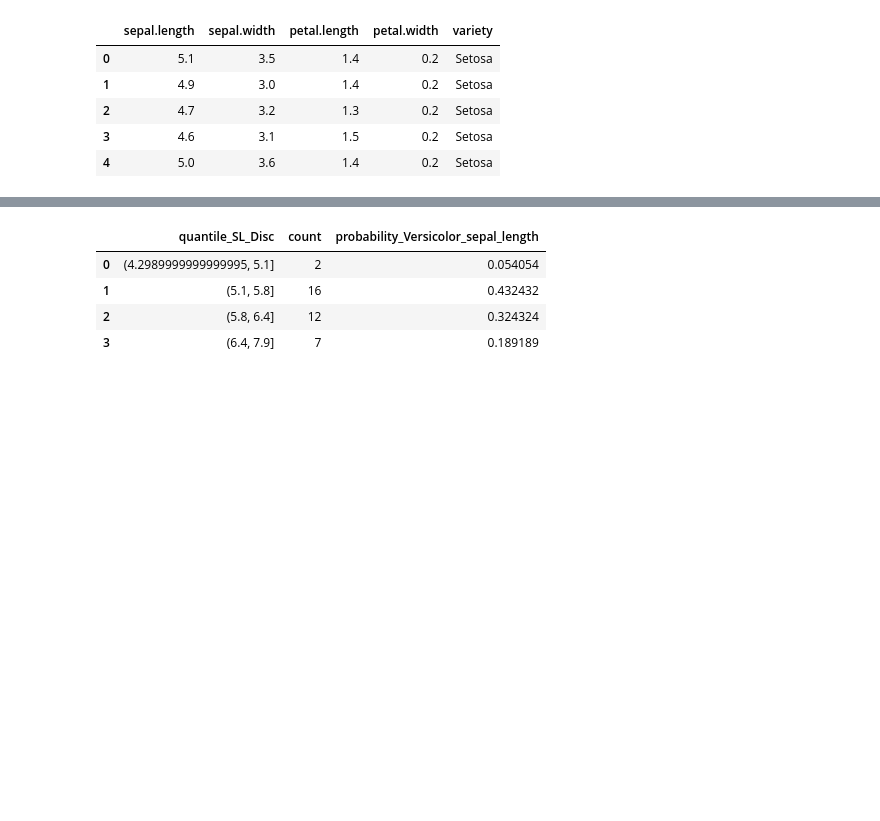
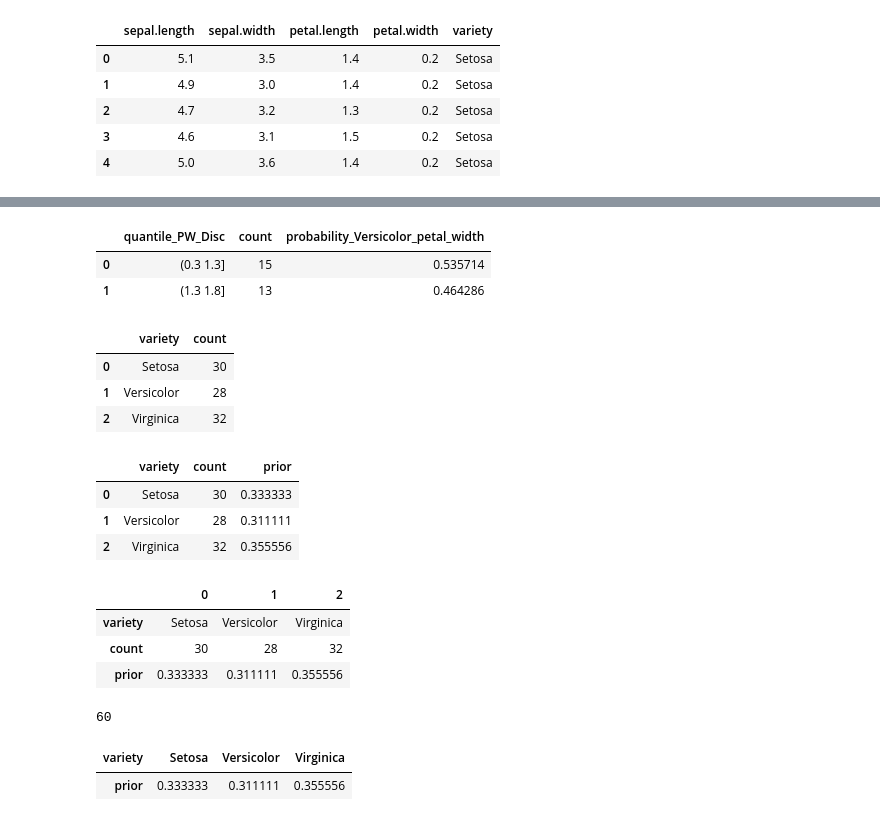
Before and after one commit to ashm212/Bayesian-Learning, a Jupyter notebook: Bayesian_Learning.ipynb, the cells around one changed output, grey strips where cells are left out. Saved outputs shown, nothing was run; the diff lists cells and outputs as text; code cells hidden in the pictures; blank space fills up the shorter version.

```diff
--- a/Bayesian_Learning.ipynb
+++ b/Bayesian_Learning.ipynb
@@ -4,7 +4,10 @@
 import pandas as pd
 df = pd.read_csv(r'/content/iris.csv')
 # %%
-df_train = df.sample(frac=0.8, random_state=1)
+
+#seperate train test)
+
+df_train = df.sample(frac=0.6, random_state=1)
 df_test=df.drop(df_train.index)
 df.head()
 # %% [output]
@@ -15,10 +18,11 @@ df.head()
 | 3 | 4.6 | 3.1 | 1.5 | 0.2 | Setosa |
 | 4 | 5.0 | 3.6 | 1.4 | 0.2 | Setosa |
 # %%
-df_train['quantile_SL_Disc'] = pd.qcut(df['sepal.length'], q=4,labels=None)
-df_train['quantile_SW_Disc'] = pd.qcut(df['sepal.width'], q=4,labels=None)
-df_train['quantile_PL_Disc'] = pd.qcut(df['petal.length'], q=4,labels=None)
-df_train['quantile_PW_Disc'] = pd.qcut(df['petal.width'], q=4,labels=None)
+#set 4 buckets for each column in train set
+df_train['quantile_SL_Disc'] = pd.qcut(df['sepal.length'], q=4,labels=None, precision=2)
+df_train['quantile_SW_Disc'] = pd.qcut(df['sepal.width'], q=4,labels=None,precision=2)
+df_train['quantile_PL_Disc'] = pd.qcut(df['petal.length'], q=4,labels=None,precision=2)
+df_train['quantile_PW_Disc2'] = pd.qcut(df['petal.width'], q=4,labels=None,precision=2)
 # %%
 df_train.head()
 # %% [output]
@@ -29,10 +33,13 @@ df_train.head()
 | 16 | 5.4 | 3.9 | 1.3 | 0.4 | Setosa | (5.1, 5.8] | (3.3, 4.4] | ... |
 | 131 | 7.9 | 3.8 | 6.4 | 2.0 | Virginica | (6.4, 7.9] | (3.3, 4.4] | ... |
 # %%
+#split the quantile low high into two parts
 df_train[['SL_low','SL_high']] = df_train['quantile_SL_Disc'].astype(str).str.split(',',expand=True)
 df_train[['SW_low','SW_high']] = df_train['quantile_SW_Disc'].astype(str).str.split(',',expand=True)
 df_train[['PL_low','PL_high']] = df_train['quantile_PL_Disc'].astype(str).str.split(',',expand=True)
-df_train[['PW_low','PW_high']] = df_train['quantile_PW_Disc'].astype(str).str.split(',',expand=True)
+df_train[['PW_low','PW_high']] = df_train['quantile_PW_Disc2'].astype(str).str.split(',',expand=True)
+df_train['PW_low_2']=df_train['PW_low'].str[:5]
+df_train['quantile_PW_Disc']=df_train['PW_low_2']+df_train['PW_high']
 # %%
 df_train.head()
 # %% [output]
@@ -49,7 +56,7 @@ df_train['SW_low']=df_train['SW_low'].str.replace('(','')
 df_train['SW_high']=df_train['SW_high'].str.replace(']','')
 df_train['PL_low']=df_train['PL_low'].str.replace('(','')
 df_train['PL_high']=df_train['PL_high'].str.replace(']','')
-df_train['PW_low']=df_train['PW_low'].str.replace('(','')
+df_train['PW_low_2']=df_train['PW_low_2'].str.replace('(','')
 df_train['PW_high']=df_train['PW_high'].str.replace(']','')
 df_train.head()
 # %% [output]
@@ -94,16 +109,20 @@ df_virginica.head()
 # %%
 #group by low high and count for each flower
 #Versicolor probability
 df_Versicolor = df_train[df_train['variety'].isin(['Versicolor'])]
-df_Versicolor = df_Versicolor.groupby(['quantile_SL_Disc']).size().reset_index(name='count')
+df_VersicolorSL = df_Versicolor.groupby(['quantile_SL_Disc']).size().reset_index(name='count')
+df_VersicolorSW = df_Versicolor.groupby(['quantile_SW_Disc']).size().reset_index(name='count')
+df_VersicolorPL = df_Versicolor.groupby(['quantile_PL_Disc']).size().reset_index(name='count')
+df_VersicolorPW = df_Versicolor.groupby(['quantile_PW_Disc']).size().reset_index(name='count')
 
-#probability of virginica given that it has that sepal length quantile group i.e p(that quantile group | setosa)
-df_Versicolor['probability_Versicolor_sepal_length'] = df_Versicolor['count']/df_Versicolor['count'].sum()
+#probability of Versicolor given that it has that sepal length quantile group i.e p(that quantile group | setosa)
+df_VersicolorSL['probability_Versicolor_sepal_length'] = df_VersicolorSL['count']/df_VersicolorSL['count'].sum()
+df_VersicolorSW['probability_Versicolor_sepal_width'] = df_VersicolorSW['count']/df_VersicolorSW['count'].sum()
+df_VersicolorPL['probability_Versicolor_petal_length'] = df_VersicolorPL['count']/df_VersicolorPL['count'].sum()
+df_VersicolorPW['probability_Versicolor_petal_width'] = df_VersicolorPW['count']/df_VersicolorPW['count'].sum()
 
-df_Versicolor.head()
+df_VersicolorPW.head()
 # %% [output]
-|  | quantile_SL_Disc | count | probability_Versicolor_sepal_length |
-| 0 | (4.2989999999999995, 5.1] | 2 | 0.054054 |
-| 1 | (5.1, 5.8] | 16 | 0.432432 |
-| 2 | (5.8, 6.4] | 12 | 0.324324 |
-| 3 | (6.4, 7.9] | 7 | 0.189189 |
+|  | quantile_PW_Disc | count | probability_Versicolor_petal_width |
+| 0 | (0.3 1.3] | 15 | 0.535714 |
+| 1 | (1.3 1.8] | 13 | 0.464286 |
@@ -109,0 +133,7 @@ df_Versicolor.head()
+# %%
+df_prior.head()
+# %% [output]
+|  | variety | count |
+| 0 | Setosa | 30 |
+| 1 | Versicolor | 28 |
+| 2 | Virginica | 32 |
@@ -109,0 +142,29 @@ df_Versicolor.head()
+# %%
+df_prior.head()
+# %% [output]
+|  | variety | count | prior |
+| 0 | Setosa | 30 | 0.333333 |
+| 1 | Versicolor | 28 | 0.311111 |
+| 2 | Virginica | 32 | 0.355556 |
+# %%
+df_priorT=df_prior.T
+df_priorT.head()
+# %% [output]
+|  | 0 | 1 | 2 |
+| variety | Setosa | Versicolor | Virginica |
+| count | 30 | 28 | 32 |
+| prior | 0.333333 | 0.311111 | 0.355556 |
+# %%
+len(df_test)
+# %% [output]
+60
+# %%
+df_priorT.columns = df_priorT.iloc[0]
+
+#df_prior = df_prior[1:]
+df_priorprob=df_priorT.drop(['count','variety'], inplace = True)
+
+df_priorT.head()
+# %% [output]
+| variety | Setosa | Versicolor | Virginica |
+| prior | 0.333333 | 0.311111 | 0.355556 |
```
Also changed, not shown: parts of 22 cells of this notebook.
